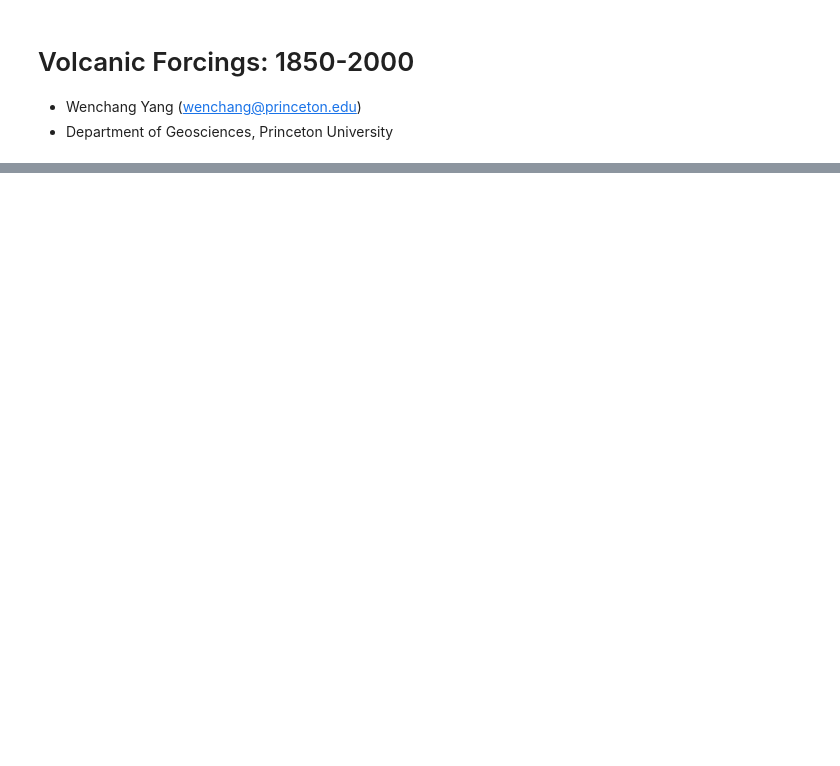
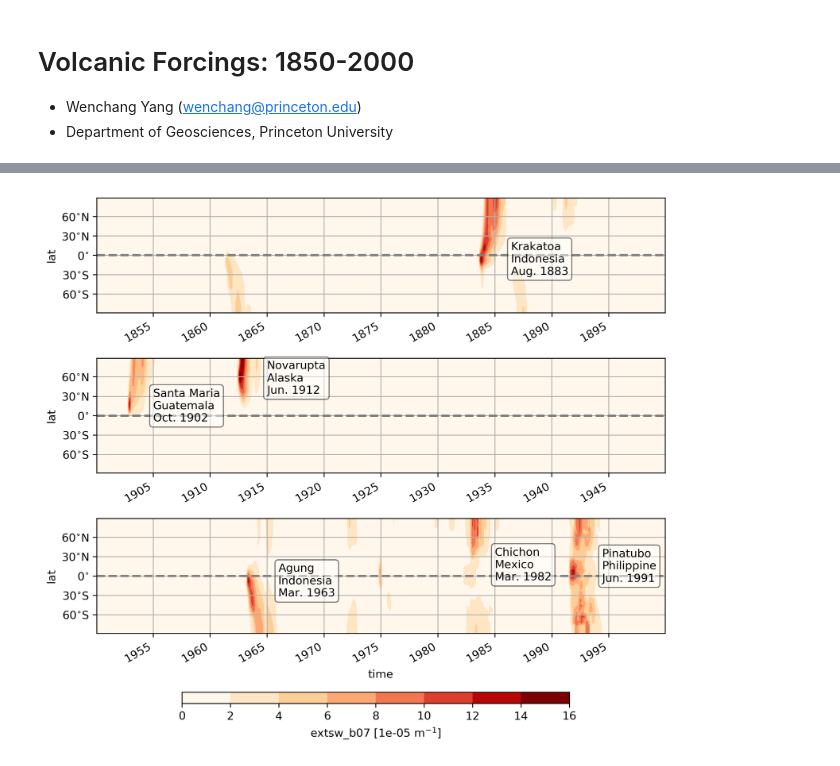
Before and after one commit to wy2136/volcanic_impact, a Jupyter notebook: fig_volcanic_forcings.ipynb, the cells around one changed output, grey strips where cells are left out. Drawn from its saved outputs; the diff is of its cells as text; code cells hidden in the pictures; blank space fills up the shorter version.

```diff
--- a/fig_volcanic_forcings.ipynb
+++ b/fig_volcanic_forcings.ipynb
@@ -24,0 +5,10 @@
+# %%
+# init
+%matplotlib inline
+%run -im pythonstartup
+%config InlineBackend.figure_format ='retina'
+plt.rcParams['figure.dpi'] = 150
+# https://stackoverflow.com/questions/41125690/matplotlib-notebook-showing-a-blank-histogram
+# in case to switch back to the notebook backend, run the 2 lines below,
+# reload(plt)
+# %matplotlib notebook
@@ -33,52 +59,57 @@ ncfile = '/tigress/gvecchi/CM2.5/input/VOLCANIC/CMIP6/extsw_V3_DATATROP_RCP.nc'
 ds = xr.open_dataset(ncfile)
 da = ds[data_name].mean('lon').sum('pfull')
 # %%
-# CMIP6
+# CMIP6 revision with units
 scale_factor = 1e5
 da_ = da.pipe(lambda x:x*scale_factor)
+da_['time'] = da_.indexes['time'].to_datetimeindex()
 bbox = {'facecolor': 'w', 'alpha':.5, 'boxstyle': 'round'}
 
 fig, axes = plt.subplots(3,1,figsize=(8,7), sharey=True)
 cmap = 'OrRd'
 levels = np.arange(0,16.1,2)
 
-plt.sca(axes[0])
-da_.sel(time=slice('1850', '1899')).plot.contourf(x='time', cmap=cmap, levels=levels,
+ax = axes[0]
+# plt.sca(ax)
+da_.sel(time=slice('1850', '1899')).plot.contourf(ax=ax, x='time', cmap=cmap, levels=levels,
                                                  add_colorbar=False)
 
-plt.title('')
-plt.xlabel('time')
-plt.grid(True)
-plt.axhline(0, color='gray', ls='--')
-plt.text('1886-06', -6, 'Krakatoa\nIndonesia\nAug. 1883', va='center', bbox=bbox)
+ax.set_title('')
+ax.set_xlabel('')
+ax.set_ylabel('lat')
+ax.grid(True)
+ax.axhline(0, color='gray', ls='--')
+ax.text('1886-06', -6, 'Krakatoa\nIndonesia\nAug. 1883', va='center', bbox=bbox)
+
+ax = axes[1]
+# plt.sca(ax)
+da_.sel(time=slice('1900', '1949')).plot.contourf(ax=ax, x='time', cmap=cmap, levels=levels,
+                                                 add_colorbar=False)
+ax.set_title('')
+ax.set_xlabel('')
+ax.set_ylabel('lat')
+ax.grid(True)
+ax.axhline(0, color='gray', ls='--')
+ax.text('1915-01', 58, 'Novarupta\nAlaska\nJun. 1912', va='center', bbox=bbox)
+ax.text('1905-01', 15, 'Santa Maria\nGuatemala\nOct. 1902', va='center', bbox=bbox)
 
 
-plt.sca(axes[1])
-da_.sel(time=slice('1900', '1949')).plot.contourf(x='time', cmap=cmap, levels=levels,
-                                                 add_colorbar=False)
-plt.title('')
-plt.xlabel('')
-plt.grid(True)
-plt.axhline(0, color='gray', ls='--')
-plt.text('1915-01', 58, 'Novarupta\nAlaska\nJun. 1912', va='center', bbox=bbox)
-plt.text('1905-01', 15, 'Santa Maria\nGuatemala\nOct. 1902', va='center', bbox=bbox)
-
-
-plt.sca(axes[2])
-im = da_.sel(time=slice('1950', '1999')).plot.contourf(x='time', cmap=cmap, levels=levels,
+ax = axes[2]
+im = da_.sel(time=slice('1950', '1999')).plot.contourf(ax=ax, x='time', cmap=cmap, levels=levels,
                                                       add_colorbar=False)
-plt.title('')
-plt.grid(True)
-plt.axhline(0, color='gray', ls='--')
-plt.text('1994-06', 15, 'Pinatubo\nPhilippine\nJun. 1991', va='center', bbox=bbox)
-plt.text('1985-01', 17, 'Chichon\nMexico\nMar. 1982', va='center', bbox=bbox)
-plt.text('1966-01', -8, 'Agung\nIndonesia\nMar. 1963', va='center', bbox=bbox)
+ax.set_title('')
+ax.grid(True)
+ax.set_ylabel('lat')
+ax.axhline(0, color='gray', ls='--')
+ax.text('1994-06', 15, 'Pinatubo\nPhilippine\nJun. 1991', va='center', bbox=bbox)
+ax.text('1985-01', 17, 'Chichon\nMexico\nMar. 1982', va='center', bbox=bbox)
+ax.text('1966-01', -8, 'Agung\nIndonesia\nMar. 1963', va='center', bbox=bbox)
 
 
 yticks2lat(np.arange(-60,61,30))
 
 ax = fig.add_axes((.23,.08,.6,.02))
-plt.colorbar(im, cax=ax, orientation='horizontal', label=f'{data_name} [{1/scale_factor:.1e}]', extend='both')
+plt.colorbar(im, cax=ax, orientation='horizontal', label=f'{data_name} [{1/scale_factor} m$^{{-1}}$]', extend='both')
 
 for ax in axes:
     plt.setp(ax.get_xticklabels(), visible=True, rotation=30, horizontalalignment='right')
@@ -86,5 +117,5 @@ for ax in axes:
 
 
 plt.tight_layout(rect=(0,.1,1,1))
-plt.savefig(figname)
+# plt.savefig(figname)
 # %% [output]
@@ -92,0 +122 @@ plt.savefig(figname)
+[figure, added]
```
Also changed, not shown: parts of 11 cells of this notebook, 6 other files.
